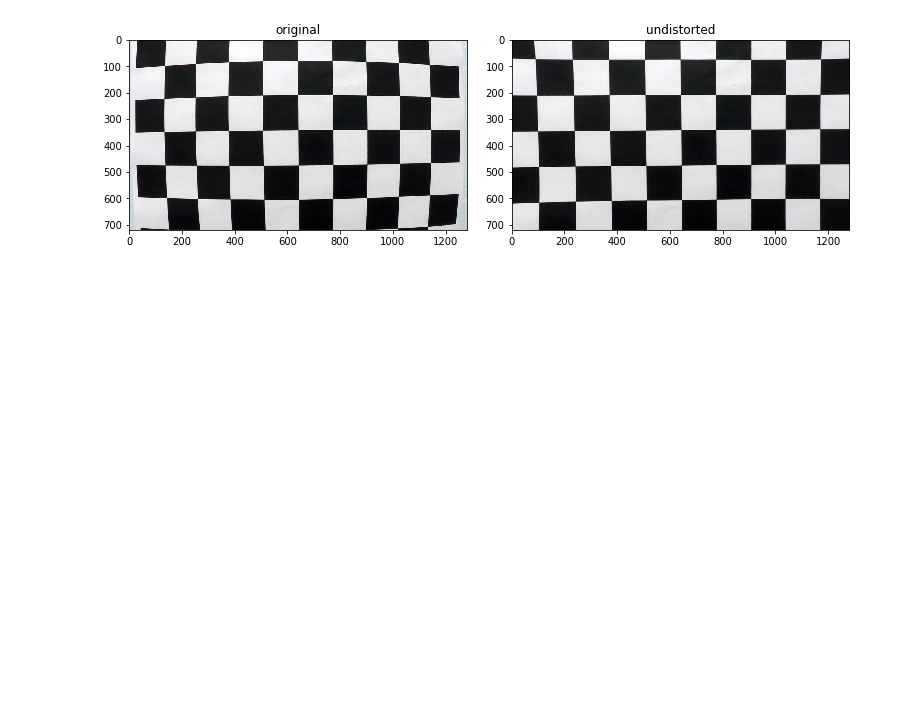
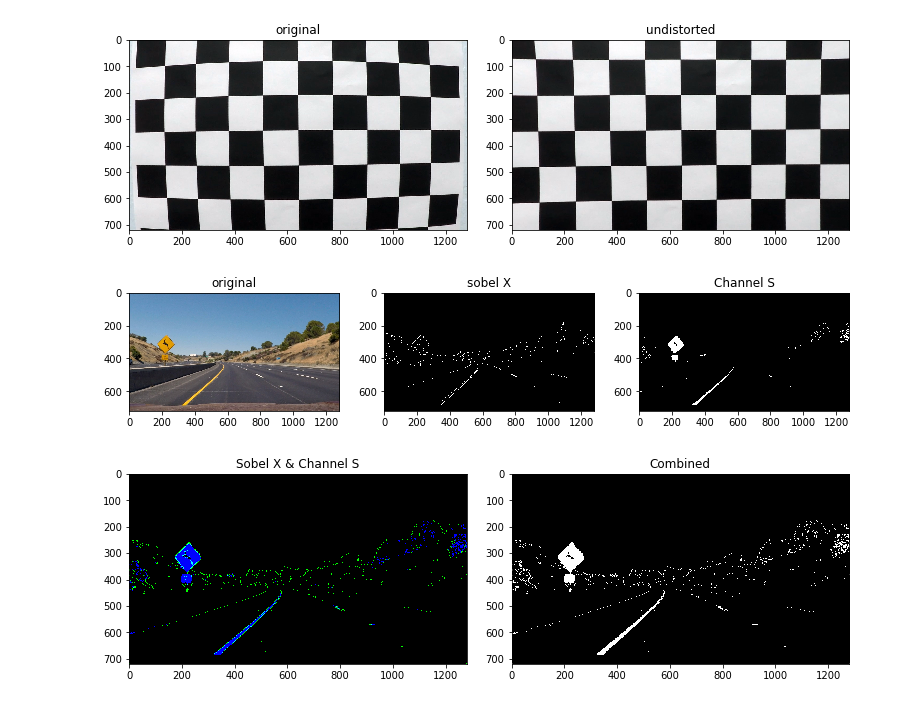
Before and after one commit to adreena/carnd-adv-lane-lines, a Jupyter notebook: project4.ipynb, the cells around one changed output. Saved outputs shown, nothing was run; the diff lists cells and outputs as text; code cells hidden in the pictures; blank space fills up the shorter version.

```diff
--- a/project4.ipynb
+++ b/project4.ipynb
@@ -114,3 +112,49 @@ u_images = [[img,'original'], [undistort_image,'undistorted']]
 side2side_plotter(u_images)
 # %% [output]
 [figure]
+# %%
+# converting image to HLS channel
+def gradient_binary(img, thresh=[90,200],orientation='x', ksize=3):
+    gray_img = cv2.cvtColor(img, cv2.COLOR_RGB2GRAY)
+    if orientation=='y':
+        sobel = cv2.Sobel(gray_img, cv2.CV_64F,0,1, ksize=ksize)
+    else:
+        sobel = cv2.Sobel(gray_img, cv2.CV_64F,1,0, ksize=ksize)
+    sobel_abs = np.absolute(sobel)
+    sobel_scaled= np.uint8(255* sobel_abs/np.max(sobel_abs))
+    sobel_binary = np.zeros_like(sobel_scaled)
+    sobel_binary[(sobel_scaled>thresh[0])&(sobel_scaled<=thresh[1])]=1
+    return sobel_binary
+# %%
+def hls_binary(img, thresh=[90,200], channel='s'):
+    hls_img = cv2.cvtColor(img,cv2.COLOR_RGB2HLS).astype(np.float)
+    if channel =='h':
+        hls_img = hls_img[:,:,0]
+    elif channel == 'l':
+        hls_img = hls_img[:,:,1]
+    else:
+        hls_img = hls_img[:,:,2]
+    hls_binary= np.zeros_like(hls_img)
+    hls_binary[(hls_img>thresh[0])&(hls_img<=thresh[1])]=1
+    return hls_binary
+# %%
+def combine_binaries(binary_img1, binary_img2, return_color_combination=False):
+    color_combination=[]
+    if return_color_combination:
+        color_combination = np.dstack((np.zeros_like(binary_img1), binary_img1, binary_img2))
+    binary = np.zeros_like(binary_img1)
+    binary[(binary_img1==1)|(binary_img2==1)]=1
+    return binary, color_combination
+# %%
+
+#testing sobel & hls
+test_img = mpimage.imread('test_images/test2.jpg')
+sobel_img = gradient_binary(test_img, thresh=[50,100])
+hls_img = hls_binary(test_img, thresh=[150,255])
+side2side_plotter([[test_img,'original'],[sobel_img,'sobel X'],[hls_img,'Channel S']])
+
+combined_binary, color_combination = combine_binaries(sobel_img, hls_img, True)
+side2side_plotter([[color_combination,'Sobel X & Channel S'],[combined_binary,'Combined']])
+# %% [output]
+[figure, added]
+[figure, added]
```
Also changed, not shown: parts of 6 cells of this notebook.
